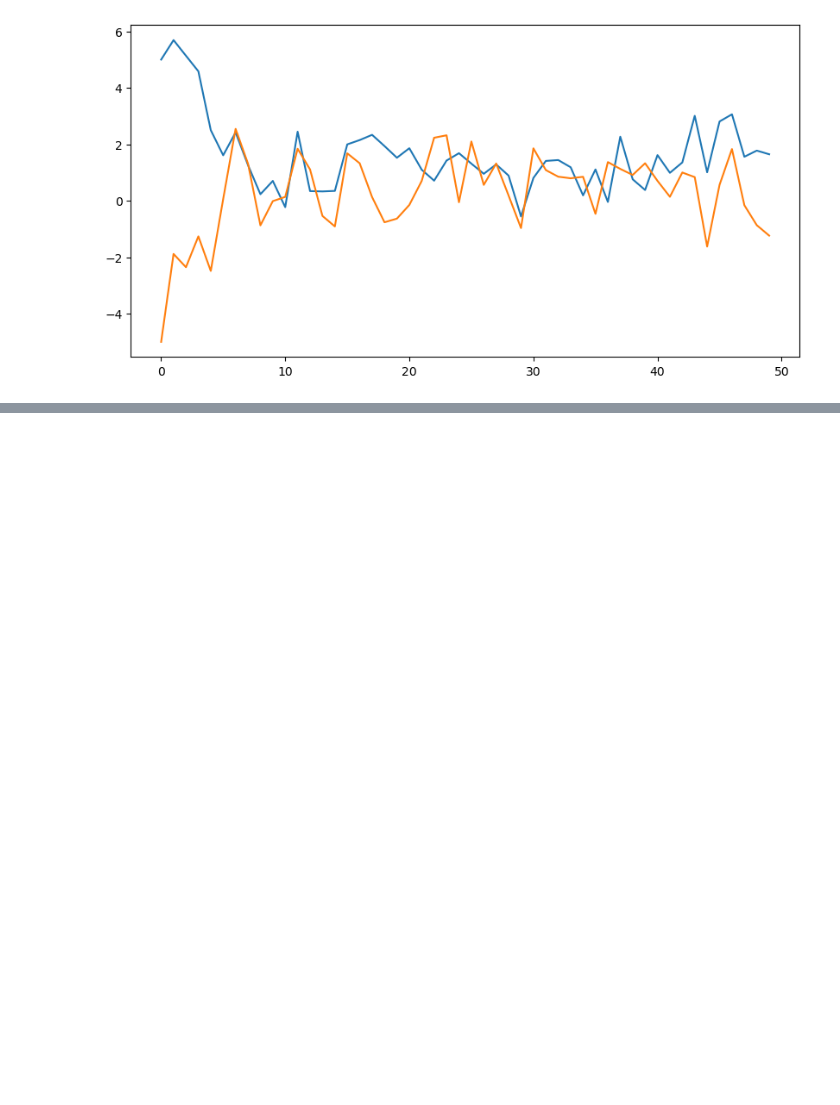
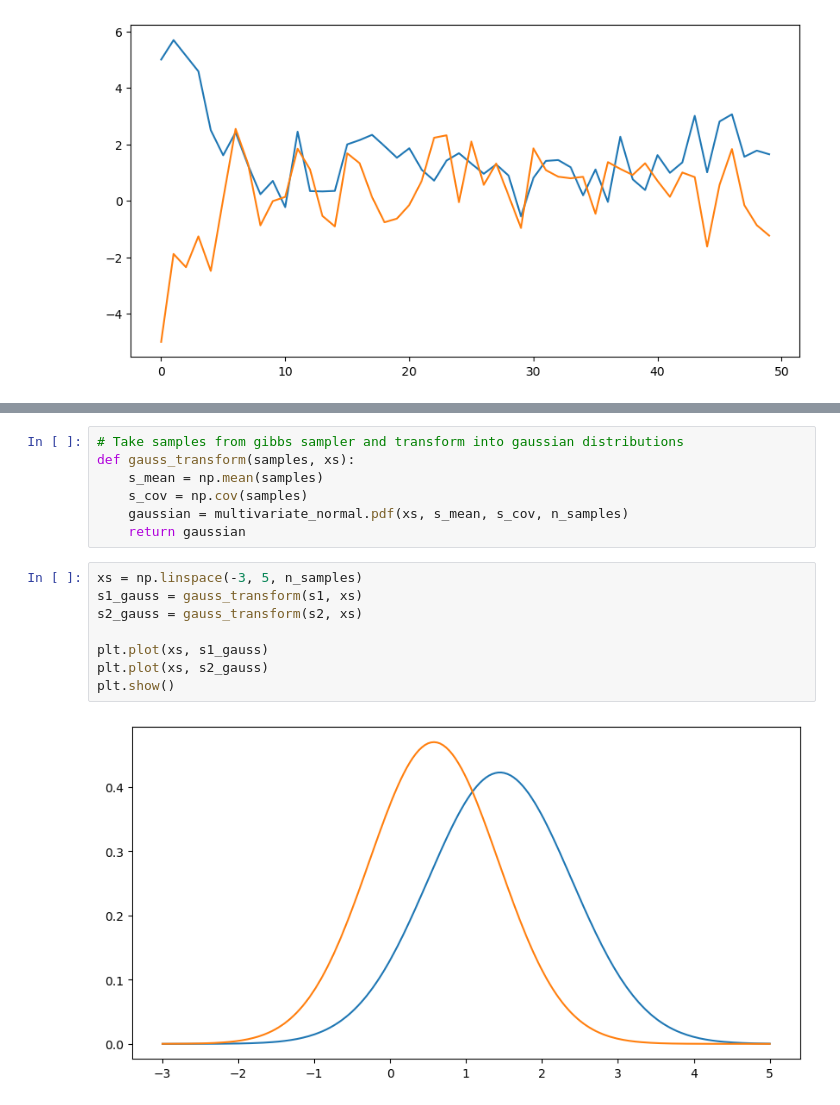
Before and after one commit to emiresenov/APML, a Jupyter notebook: Project.ipynb, the cells around one changed output, grey strips where cells are left out. Cells and saved outputs as stored; diff of their text form; blank space fills up the shorter version.

```diff
--- a/Project.ipynb
+++ b/Project.ipynb
@@ -95,0 +104,17 @@ print(np.mean(s2))
+# %%
+# Take samples from gibbs sampler and transform into gaussian distributions
+def gauss_transform(samples, xs):
+    s_mean = np.mean(samples)
+    s_cov = np.cov(samples)
+    gaussian = multivariate_normal.pdf(xs, s_mean, s_cov, n_samples)
+    return gaussian
+# %%
+xs = np.linspace(-3, 5, n_samples)
+s1_gauss = gauss_transform(s1, xs)
+s2_gauss = gauss_transform(s2, xs)
+
+plt.plot(xs, s1_gauss)
+plt.plot(xs, s2_gauss)
+plt.show()
+# %% [output]
+[figure, added]
```
Also changed, not shown: parts of 8 cells of this notebook.
